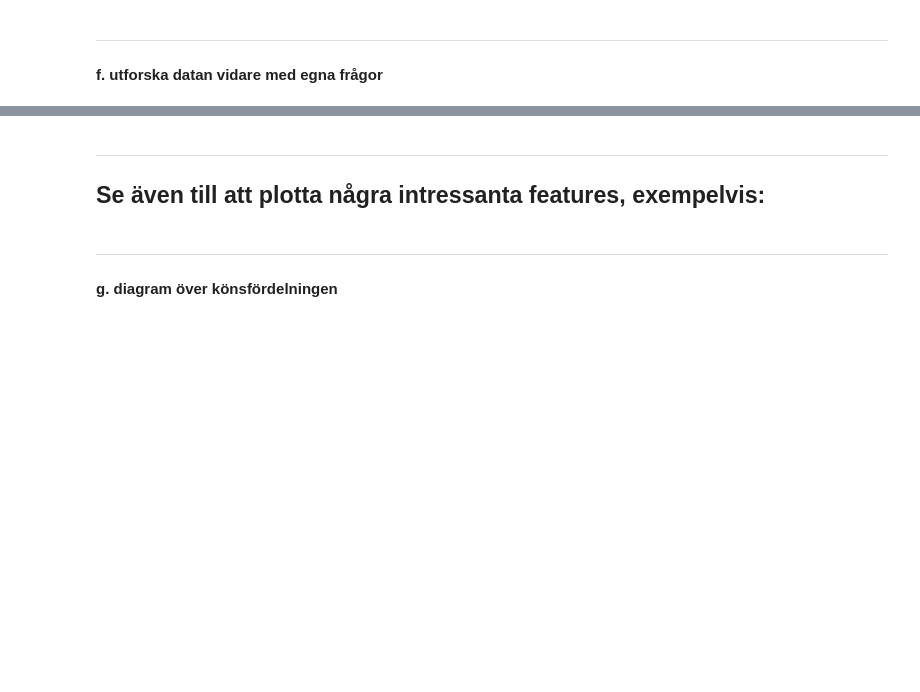
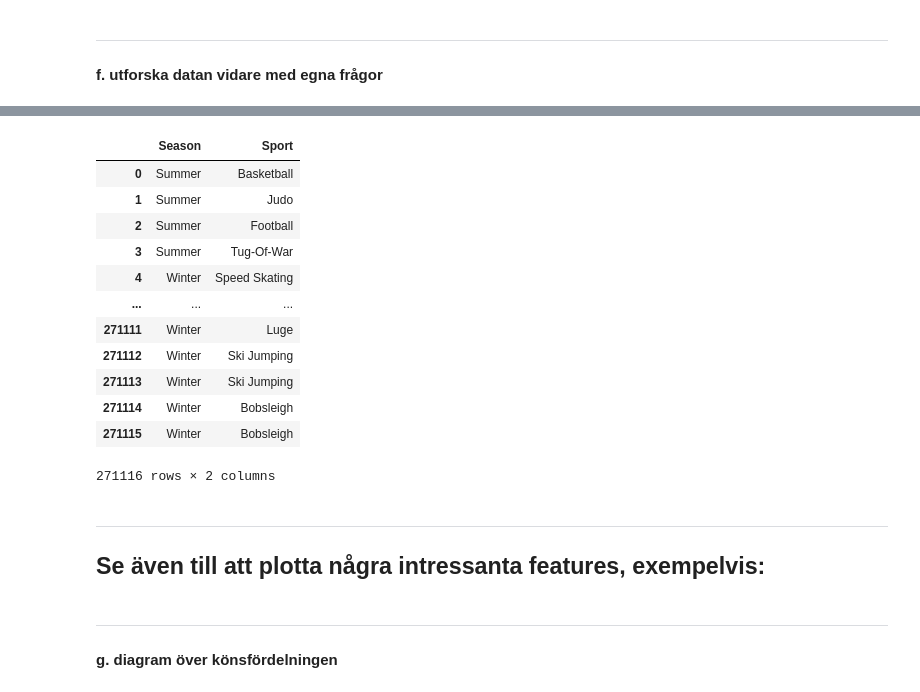
Before and after one commit to SCGlass/Databehandling_project_OS, a Jupyter notebook: Sam/Data_exploration_Sam.ipynb, the cells around one changed output, grey strips where cells are left out. Drawn from its saved outputs; the diff is of its cells as text; code cells hidden in the pictures; blank space fills up the shorter version.

```diff
--- a/Sam/Data_exploration_Sam.ipynb
+++ b/Sam/Data_exploration_Sam.ipynb
@@ -154,3 +182,22 @@ df_medals
+# %%
+# which event are summer event and which are winter events
+
+df_seasonal = df_events[["Season","Sport"]]
+df_seasonal
+# %% [output]
+|  | Season | Sport |
+| 0 | Summer | Basketball |
+| 1 | Summer | Judo |
+| 2 | Summer | Football |
+| 3 | Summer | Tug-Of-War |
+| 4 | Winter | Speed Skating |
+| ... | ... | ... |
+| 271111 | Winter | Luge |
+| 271112 | Winter | Ski Jumping |
+| 271113 | Winter | Ski Jumping |
+| 271114 | Winter | Bobsleigh |
+| 271115 | Winter | Bobsleigh |
+271116 rows × 2 columns
 # %% [markdown]
 ----
 ## Se även till att plotta några intressanta features, exempelvis:
```
Also changed, not shown: parts of 2 cells of this notebook, 1 other file.
